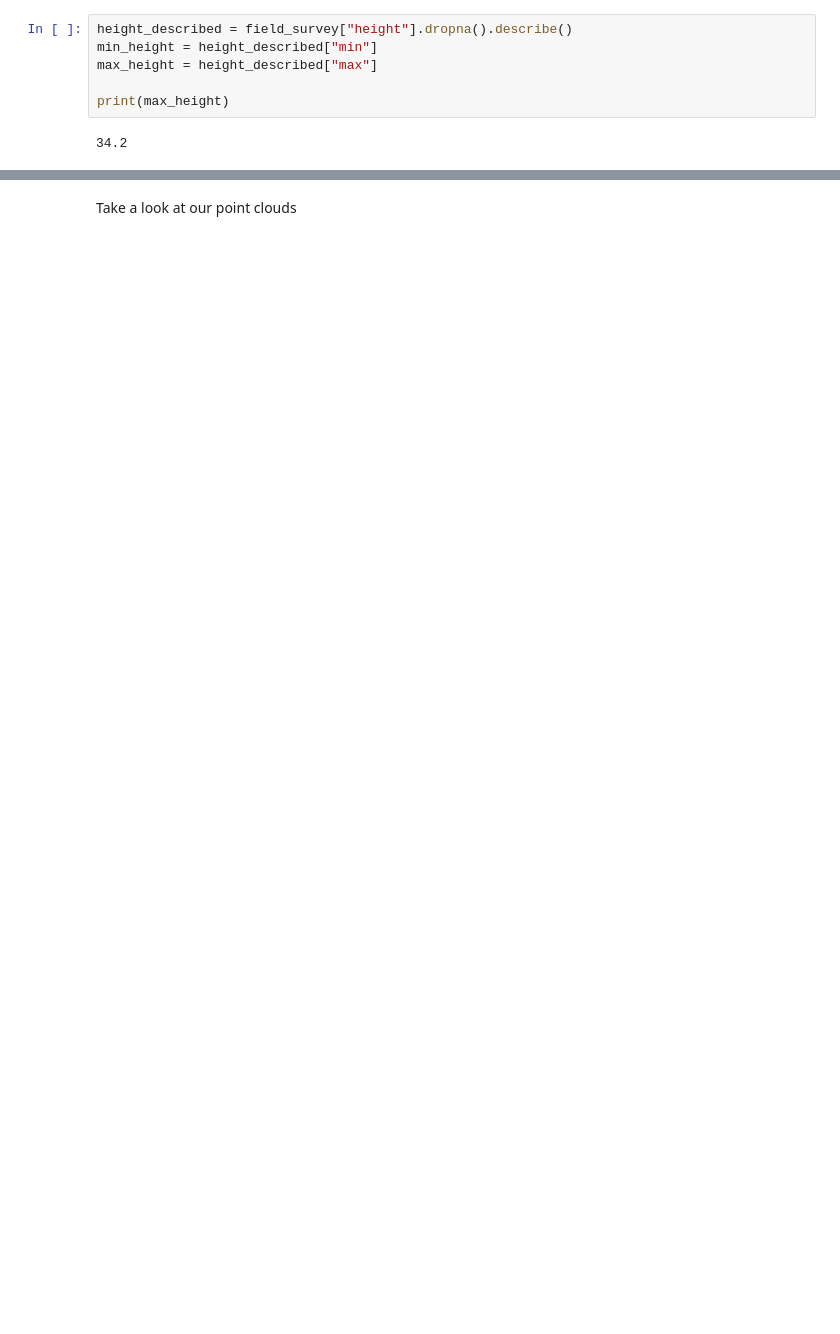
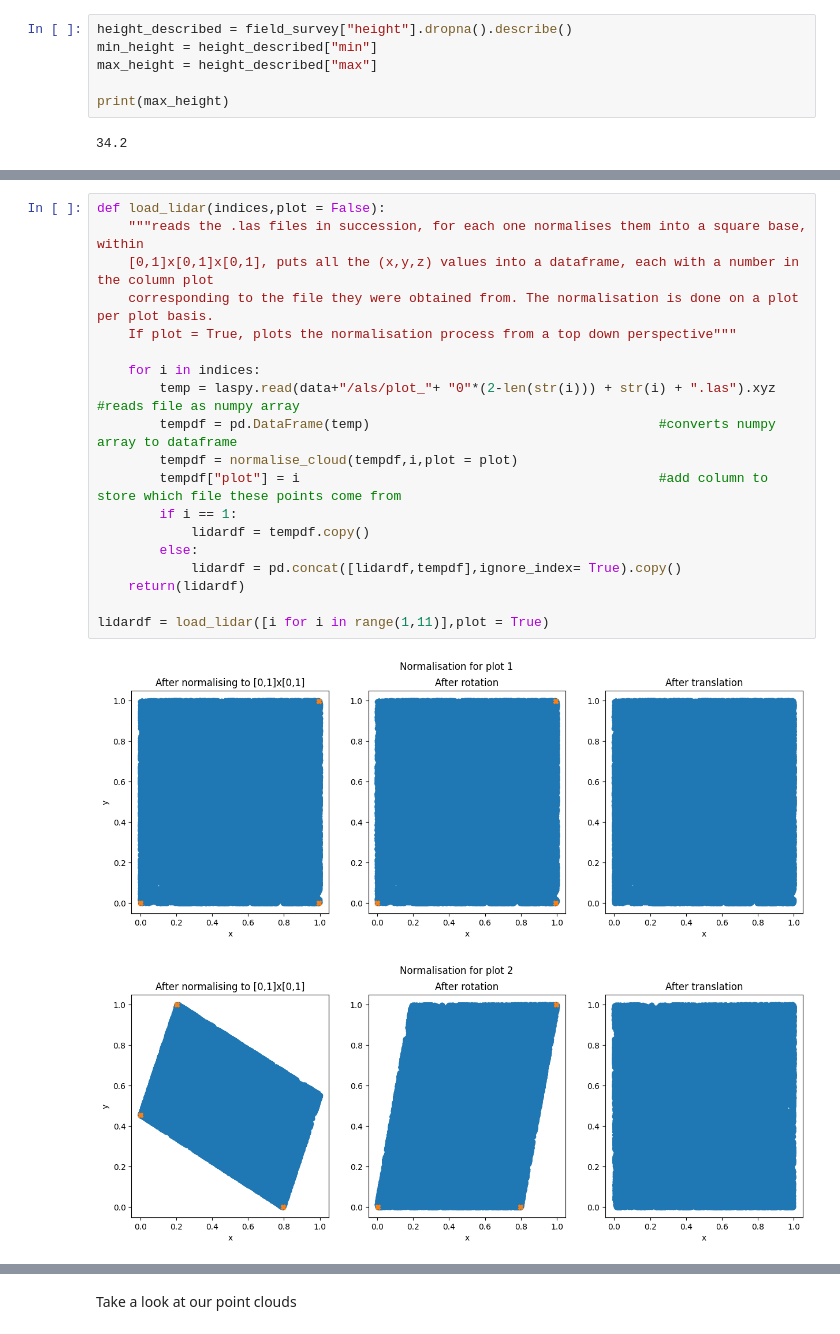
Before and after one commit to andreunilux/LIDAR-Based-Tree-Detection, a Jupyter notebook: Project3.ipynb, the cells around one changed output, grey strips where cells are left out. Drawn from its saved outputs; the diff is of its cells as text; blank space fills up the shorter version.

```diff
--- a/Project3.ipynb
+++ b/Project3.ipynb
@@ -159,0 +298,22 @@ lidardf = load_lidar()
+# %%
+def load_lidar(indices,plot = False):
+    """reads the .las files in succession, for each one normalises them into a square base, within
+    [0,1]x[0,1]x[0,1], puts all the (x,y,z) values into a dataframe, each with a number in the column plot
+    corresponding to the file they were obtained from. The normalisation is done on a plot per plot basis.
+    If plot = True, plots the normalisation process from a top down perspective"""
+
+    for i in indices:
+        temp = laspy.read(data+"/als/plot_"+ "0"*(2-len(str(i))) + str(i) + ".las").xyz     #reads file as numpy array
+        tempdf = pd.DataFrame(temp)                                     #converts numpy array to dataframe
+        tempdf = normalise_cloud(tempdf,i,plot = plot)
+        tempdf["plot"] = i                                              #add column to store which file these points come from
+        if i == 1:
+            lidardf = tempdf.copy()
+        else:
+            lidardf = pd.concat([lidardf,tempdf],ignore_index= True).copy()
+    return(lidardf)
+
+lidardf = load_lidar([i for i in range(1,11)],plot = True)
+# %% [output]
+[figure, added]
+[figure, added]
```
Also changed, not shown: parts of 12 cells of this notebook.
